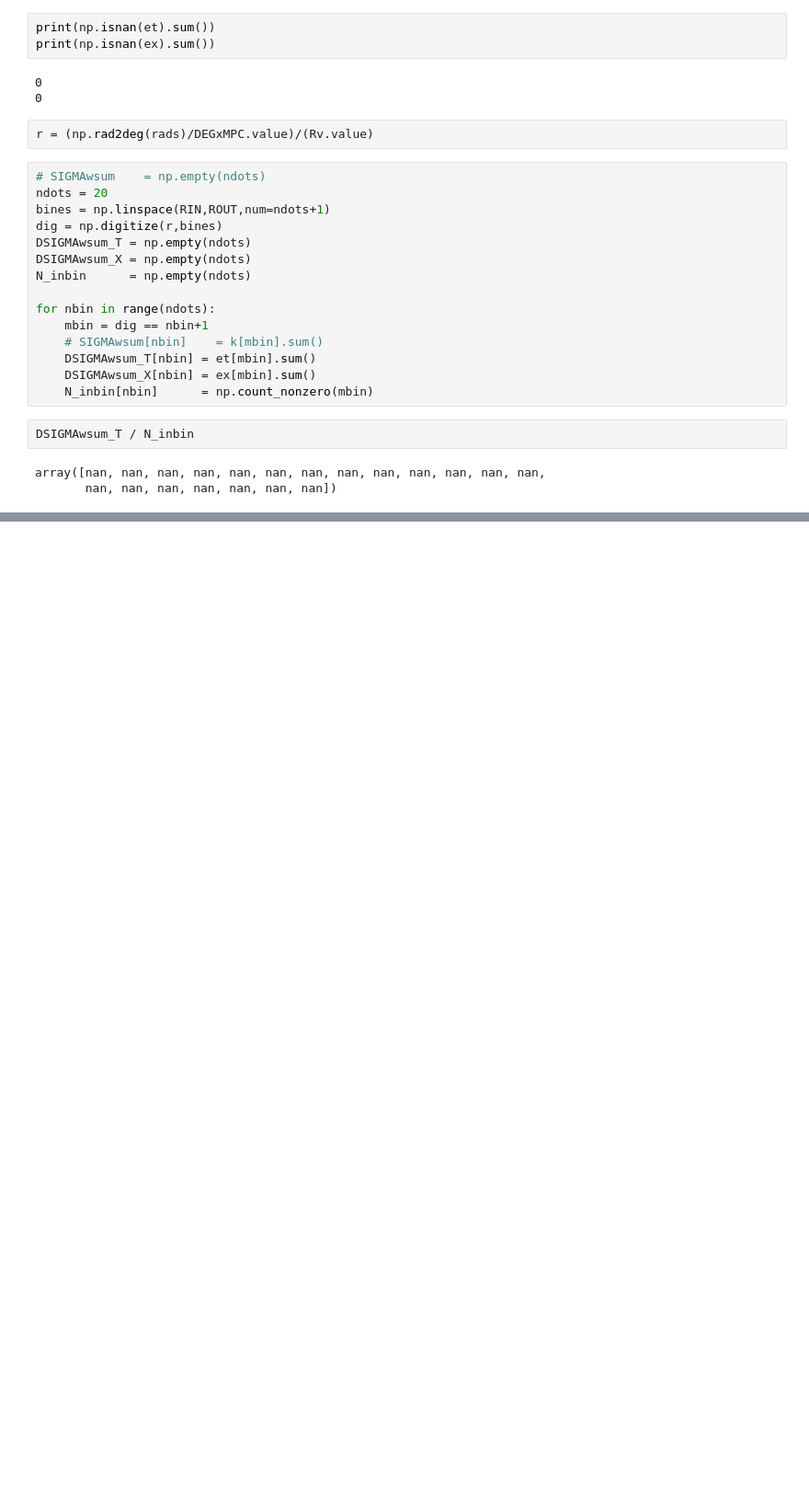
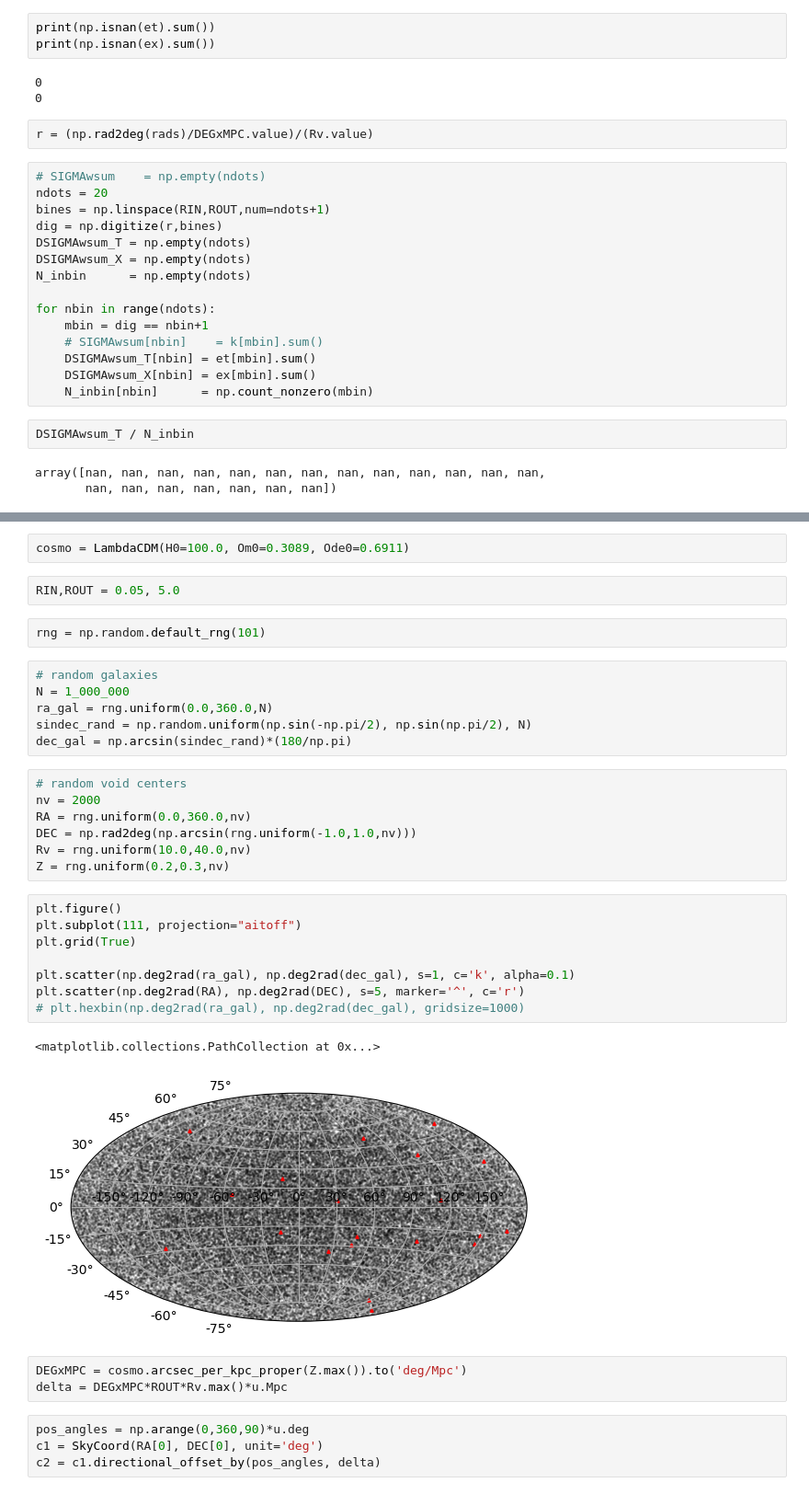
Before and after one commit to francaporaso/modified_gravity, a Jupyter notebook: tests.ipynb, the cells around one changed output, grey strips where cells are left out. Shown at 92% size. Saved outputs shown, nothing was run; the diff lists cells and outputs as text; blank space fills up the shorter version.

```diff
--- a/tests.ipynb
+++ b/tests.ipynb
@@ -667,0 +677,37 @@ array([nan, nan, nan, nan, nan, nan, nan, nan, nan, nan, nan, nan, nan,
+# %%
+cosmo = LambdaCDM(H0=100.0, Om0=0.3089, Ode0=0.6911)
+# %%
+RIN,ROUT = 0.05, 5.0
+# %%
+rng = np.random.default_rng(101)
+# %%
+# random galaxies
+N = 1_000_000
+ra_gal = rng.uniform(0.0,360.0,N)
+sindec_rand = np.random.uniform(np.sin(-np.pi/2), np.sin(np.pi/2), N)
+dec_gal = np.arcsin(sindec_rand)*(180/np.pi)
+# %%
+# random void centers
+nv = 2000
+RA = rng.uniform(0.0,360.0,nv)
+DEC = np.rad2deg(np.arcsin(rng.uniform(-1.0,1.0,nv)))
+Rv = rng.uniform(10.0,40.0,nv)
+Z = rng.uniform(0.2,0.3,nv)
+# %%
+plt.figure()
+plt.subplot(111, projection="aitoff")
+plt.grid(True)
+
+plt.scatter(np.deg2rad(ra_gal), np.deg2rad(dec_gal), s=1, c='k', alpha=0.1)
+plt.scatter(np.deg2rad(RA), np.deg2rad(DEC), s=5, marker='^', c='r')
+# plt.hexbin(np.deg2rad(ra_gal), np.deg2rad(dec_gal), gridsize=1000)
+# %% [output]
+<matplotlib.collections.PathCollection at 0x...>
+[figure, added]
+# %%
+DEGxMPC = cosmo.arcsec_per_kpc_proper(Z.max()).to('deg/Mpc')
+delta = DEGxMPC*ROUT*Rv.max()*u.Mpc
+# %%
+pos_angles = np.arange(0,360,90)*u.deg
+c1 = SkyCoord(RA[0], DEC[0], unit='deg')
+c2 = c1.directional_offset_by(pos_angles, delta)
```
Also changed, not shown: parts of 13 cells of this notebook, 1 other file.
